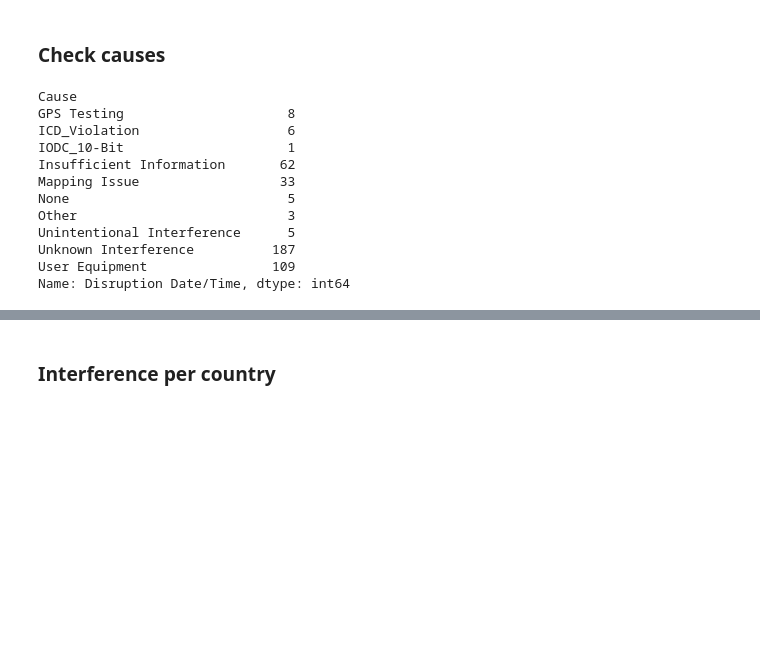
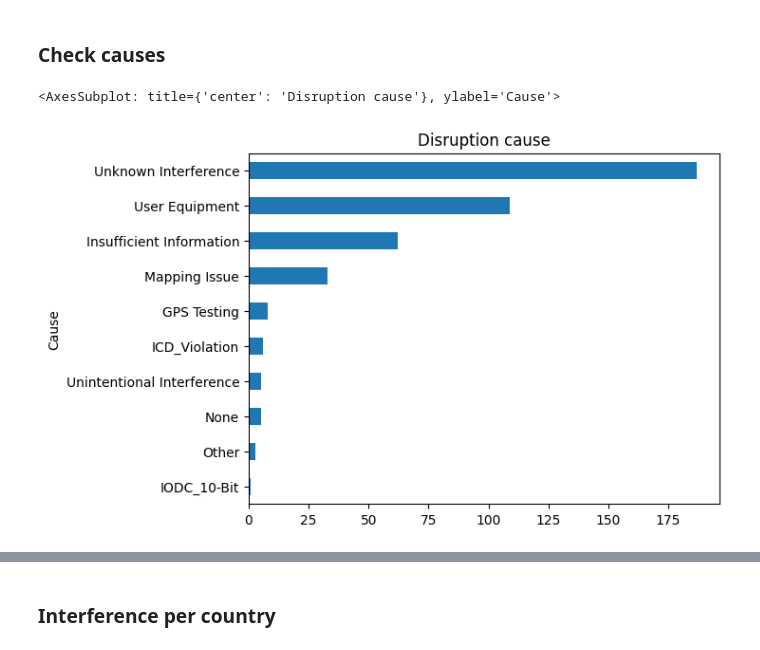
Before and after one commit to stelios-c/GPS_analysis, a Jupyter notebook: GPS_interference_analysis.ipynb, the cells around one changed output, grey strips where cells are left out. Cells and saved outputs as stored; diff of their text form; code cells hidden in the pictures; blank space fills up the shorter version.

```diff
--- a/GPS_interference_analysis.ipynb
+++ b/GPS_interference_analysis.ipynb
@@ -62,20 +69,11 @@ GPS_interference_assigned=pd.merge(GPS_interference,jammmer_effect,left_on='coal
 # %% [markdown]
 ### Check causes
 # %%
-GPS_disruption_data.groupby('Cause').count()['Disruption Date/Time']
+GPS_disruption_data.groupby('Cause').count()['Disruption Date/Time'].sort_values()\
+.plot(kind='barh',title='Disruption cause')
 # %% [output]
-Cause
-GPS Testing                     8
-ICD_Violation                   6
-IODC_10-Bit                     1
-Insufficient Information       62
-Mapping Issue                  33
-None                            5
-Other                           3
-Unintentional Interference      5
-Unknown Interference          187
-User Equipment                109
-Name: Disruption Date/Time, dtype: int64
+<AxesSubplot: title={'center': 'Disruption cause'}, ylabel='Cause'>
+[figure, added]
 # %%
 GPS_disruption_data[GPS_disruption_data['Cause']=='GPS Testing']
 # %% [output]
```
Also changed, not shown: parts of 8 cells of this notebook.
